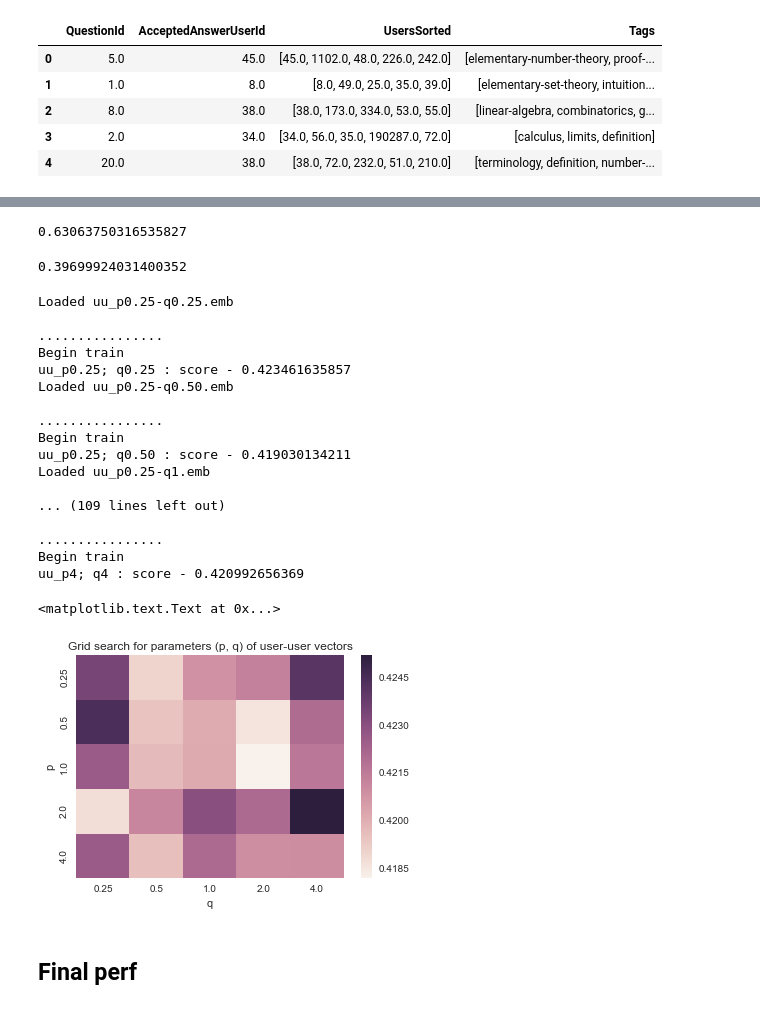
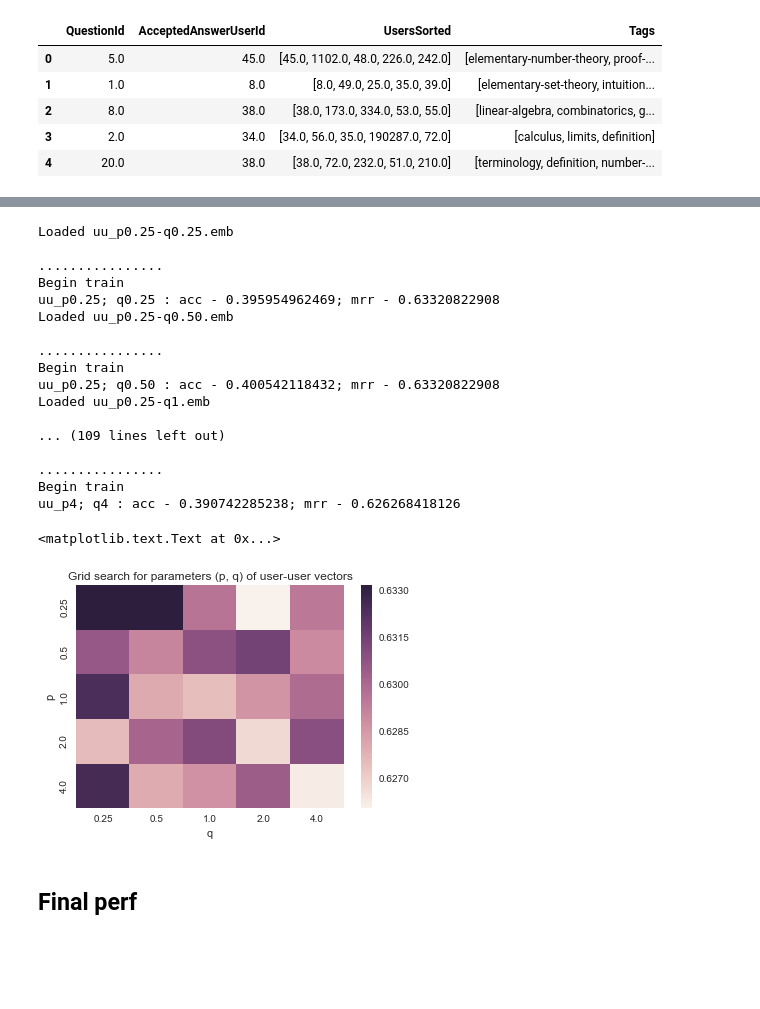
Before and after one commit to CS224W/Project, a Jupyter notebook: code/node2vec grid accuracy.ipynb, the cells around one changed output, grey strips where cells are left out. Drawn from its saved outputs; the diff is of its cells as text; code cells hidden in the pictures; blank space fills up the shorter version.

```diff
--- a/code/node2vec grid accuracy.ipynb
+++ b/code/node2vec grid accuracy.ipynb
@@ -192,11 +210,3 @@ def get_mrr(preds, Y):
-# %%
-get_mrr(preds, Y)
-# %% [output]
-0.63063750316535827
-# %%
-get_accuracy(preds, Y)
-# %% [output]
-0.39699924031400352
 # %%
 ut_model = Word2Vec.load_word2vec_format(os.path.join(emb_root, 'ut_p1-q1.emb'), binary=False)
 # %%
@@ -253,7 +263,7 @@ for emb_file in uu_files:
     uu_model = Word2Vec.load_word2vec_format(os.path.join(emb_root, emb_file), binary=False)
     print 'Loaded {}\n'.format(emb_file)
 
-    train_ds = []
+    train_ds, val_ds = [], []
     for indx, row in train_df.iterrows():
         temp_set = get_rep_uu(row, ut_model, uu_model)
         train_ds.append(temp_set)
@@ -264,51 +274,64 @@ for emb_file in uu_files:
 
     train_ds = np.vstack(train_ds)
 
+    for indx, row in val_df.iterrows():
+        temp_set = get_rep_uu(row, ut_model, uu_model)
+        val_ds.append(temp_set)
+
+        if indx % 1000 == 0:
+            sys.stdout.write('.')
+            sys.stdout.flush()
+
+    val_ds = np.vstack(val_ds)
+
     print '\nBegin train'
     clf = LogisticRegression(n_jobs=-1)
     clf.fit(train_ds[:, :384], train_ds[:, 384])
-    preds = clf.predict_proba(train_ds[:, :384])[:, 1]
-    score = get_accuracy(preds, train_ds[:, 384])
+    preds = clf.predict_proba(val_ds[:, :384])[:, 1]
+    score = get_accuracy(preds, val_ds[:, 384])
+    mrr = get_mrr(preds, val_ds[:, 384])
 
     p, q = emb_file.replace('.emb', '').replace('ut_', '').split('-')
-    print '{0}; {1} : score - {2}'.format(p, q, score)
-
-#     break
+    print '{0}; {1} : acc - {2}; mrr - {3}'.format(p, q, score, mrr)
 # %% [output]
 Loaded uu_p0.25-q0.25.emb
 
 ................
 Begin train
-uu_p0.25; q0.25 : score - 0.423461635857
+uu_p0.25; q0.25 : acc - 0.395954962469; mrr - 0.63320822908
 Loaded uu_p0.25-q0.50.emb
 
 ................
 Begin train
-uu_p0.25; q0.50 : score - 0.419030134211
+uu_p0.25; q0.50 : acc - 0.400542118432; mrr - 0.63320822908
 Loaded uu_p0.25-q1.emb
 
 ... (109 lines left out)
 
 ................
 Begin train
-uu_p4; q4 : score - 0.420992656369
+uu_p4; q4 : acc - 0.390742285238; mrr - 0.626268418126
 # %%
-perf_df = pd.DataFrame([(0.25, 0.25, 0.423461635857), (0.25, 0.50, 0.419030134211), (0.25, 1, 0.420866042036),
-                        (0.25, 2, 0.421309192201), (0.25, 4, 0.424158014687), (0.50, 0.25, 0.424474550519),
-                        (0.50, 0.50, 0.419473284376), (0.50, 1, 0.42010635604), (0.50, 2, 0.418586984047),
-                        (0.50, 4, 0.422005571031), (1, 0.25, 0.422575335528), (1, 0.50, 0.419726513041),
-                        (1, 1, 0.420169663206), (1, 2, 0.418207141048), (1, 4, 0.421625728032),
-                        (2, 0.25, 0.418776905546), (2, 0.50, 0.421182577868), (2, 1, 0.423081792859),
-                        (2, 2, 0.422068878197), (2, 4, 0.425234236516), (4, 0.25, 0.422575335528),
-                        (4, 0.50, 0.419599898709), (4, 1, 0.422068878197), (4, 2, 0.420929349202),
-                        (4, 4, 0.420992656369)])
+perf_df = pd.DataFrame([(0.25, 0.25, 0.395954962469, 0.63320822908), (0.25, 0.50, 0.400542118432, 0.63320822908),
+                        (0.25, 1, 0.394495412844, 0.629660133445), (0.25, 2, 0.386989157631, 0.6260911871),
+                        (0.25, 4, 0.390742285238, 0.629510703364), (0.50, 0.25, 0.39553794829, 0.630643591882),
+                        (0.50, 0.50, 0.393452877398, 0.629138865721), (0.50, 1, 0.395329441201, 0.630925076453),
+                        (0.50, 2, 0.397206005004, 0.631508896302), (0.50, 4, 0.393452877398, 0.628979010286),
+                        (1, 0.25, 0.397206005004, 0.63245412844), (1, 0.50, 0.391159299416, 0.628037253267),
+                        (1, 1, 0.389491242702, 0.627519460662), (1, 2, 0.393452877398, 0.628676675007),
+                        (1, 4, 0.395954962469, 0.629952043369), (2, 0.25, 0.389699749791, 0.627575062552),
+                        (2, 0.50, 0.394286905755, 0.630202251877), (2, 1, 0.396163469558, 0.631157909369),
+                        (2, 2, 0.38740617181, 0.626761884904), (2, 4, 0.396163469558, 0.630970252989),
+                        (4, 0.25, 0.397623019183, 0.632593133167), (4, 0.50, 0.391159299416, 0.628023352794),
+                        (4, 1, 0.393869891576, 0.628753127606), (4, 2, 0.396163469558, 0.630483736447),
+                        (4, 4, 0.390742285238, 0.626268418126)])
 
-perf_df.columns = ['p', 'q', 'Accuracy']
-ax = sns.heatmap(perf_df.pivot('p', 'q', 'Accuracy'))
+perf_df.columns = ['p', 'q', 'Accuracy', 'Mrr']
+ax = sns.heatmap(perf_df.pivot('p', 'q', 'Mrr'))
 plt.title('Grid search for parameters (p, q) of user-user vectors')
 # %% [output]
 <matplotlib.text.Text at 0x...>
-[figure, old version]
+[figure, new version]
 # %% [markdown]
 ## Final perf
 # %%
```
Also changed, not shown: parts of 19 cells of this notebook, 1 other file.
